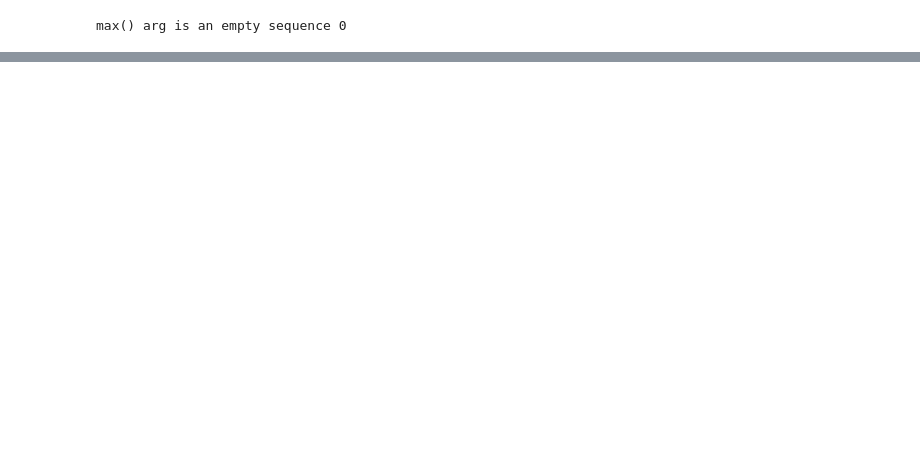
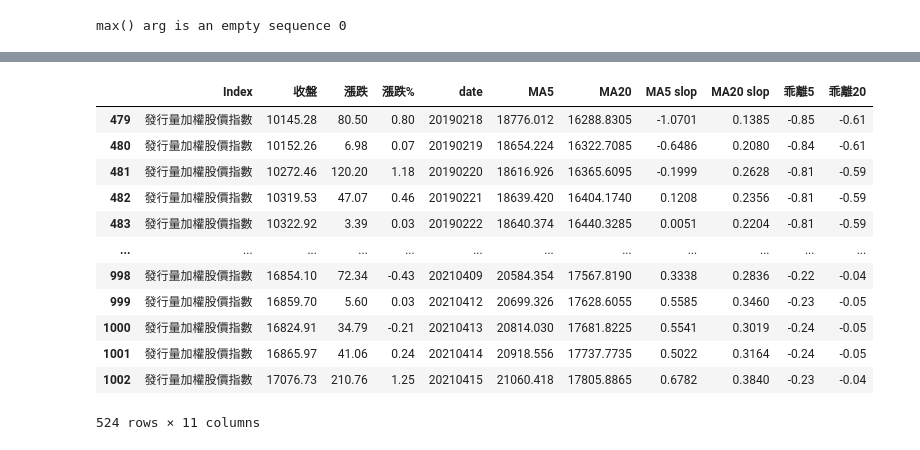
Before and after one commit to knjo/Stock, a Jupyter notebook: process-update.ipynb, the cells around one changed output, grey strips where cells are left out. Saved outputs shown, nothing was run; the diff lists cells and outputs as text; code cells hidden in the pictures; blank space fills up the shorter version.

```diff
--- a/process-update.ipynb
+++ b/process-update.ipynb
@@ -838,2 +249,19 @@ Stock_index
+# %%
+Market = Stock_index[(Stock_index.Index =='發行量加權股價指數' )]
+Market
+# %% [output]
+|  | Index | 收盤 | 漲跌 | 漲跌% | date | MA5 | MA20 | MA5 slop | MA20 slop | 乖離5 | 乖離20 |
+| 479 | 發行量加權股價指數 | 10145.28 | 80.50 | 0.80 | 20190218 | 18776.012 | 16288.8305 | -1.0701 | 0.1385 | -0.85 | -0.61 |
+| 480 | 發行量加權股價指數 | 10152.26 | 6.98 | 0.07 | 20190219 | 18654.224 | 16322.7085 | -0.6486 | 0.2080 | -0.84 | -0.61 |
+| 481 | 發行量加權股價指數 | 10272.46 | 120.20 | 1.18 | 20190220 | 18616.926 | 16365.6095 | -0.1999 | 0.2628 | -0.81 | -0.59 |
+| 482 | 發行量加權股價指數 | 10319.53 | 47.07 | 0.46 | 20190221 | 18639.420 | 16404.1740 | 0.1208 | 0.2356 | -0.81 | -0.59 |
+| 483 | 發行量加權股價指數 | 10322.92 | 3.39 | 0.03 | 20190222 | 18640.374 | 16440.3285 | 0.0051 | 0.2204 | -0.81 | -0.59 |
+| ... | ... | ... | ... | ... | ... | ... | ... | ... | ... | ... | ... |
+| 998 | 發行量加權股價指數 | 16854.10 | 72.34 | -0.43 | 20210409 | 20584.354 | 17567.8190 | 0.3338 | 0.2836 | -0.22 | -0.04 |
+| 999 | 發行量加權股價指數 | 16859.70 | 5.60 | 0.03 | 20210412 | 20699.326 | 17628.6055 | 0.5585 | 0.3460 | -0.23 | -0.05 |
+| 1000 | 發行量加權股價指數 | 16824.91 | 34.79 | -0.21 | 20210413 | 20814.030 | 17681.8225 | 0.5541 | 0.3019 | -0.24 | -0.05 |
+| 1001 | 發行量加權股價指數 | 16865.97 | 41.06 | 0.24 | 20210414 | 20918.556 | 17737.7735 | 0.5022 | 0.3164 | -0.24 | -0.05 |
+| 1002 | 發行量加權股價指數 | 17076.73 | 210.76 | 1.25 | 20210415 | 21060.418 | 17805.8865 | 0.6782 | 0.3840 | -0.23 | -0.04 |
+524 rows × 11 columns
 # %%
 Stock.columns
```
Also changed, not shown: parts of 93 cells of this notebook, 5 other files.
